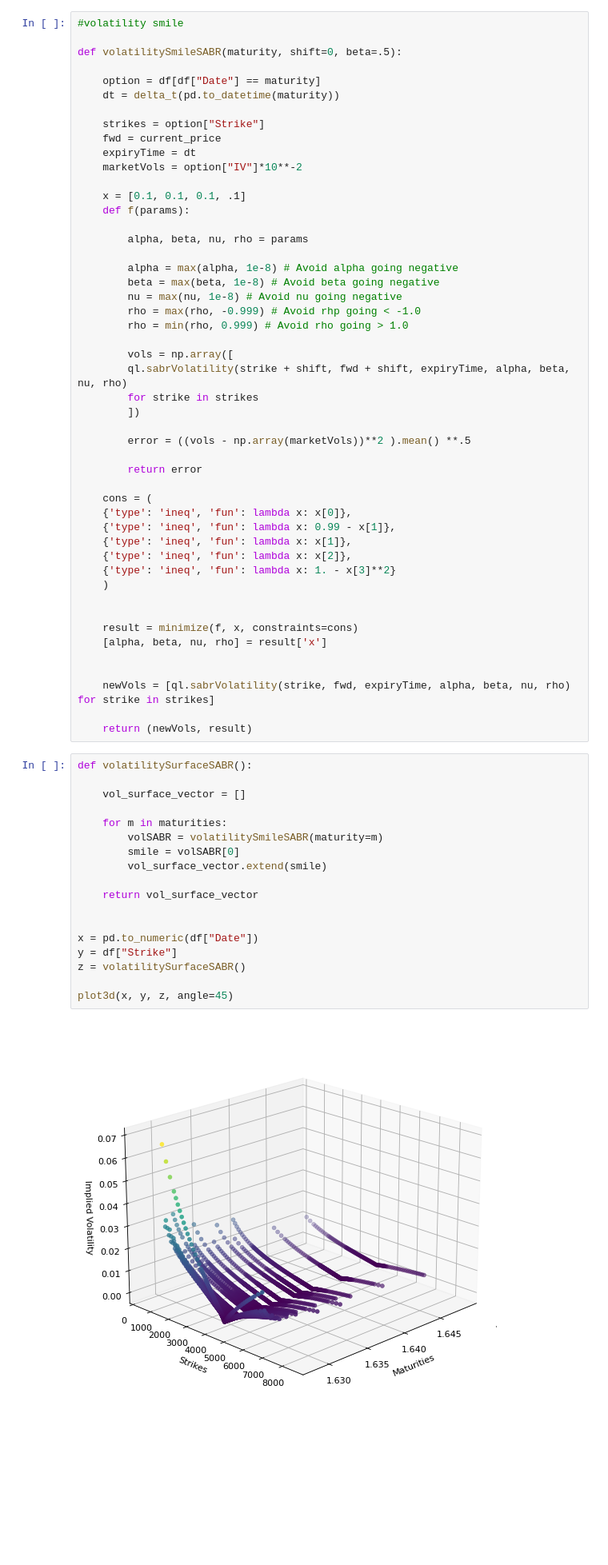
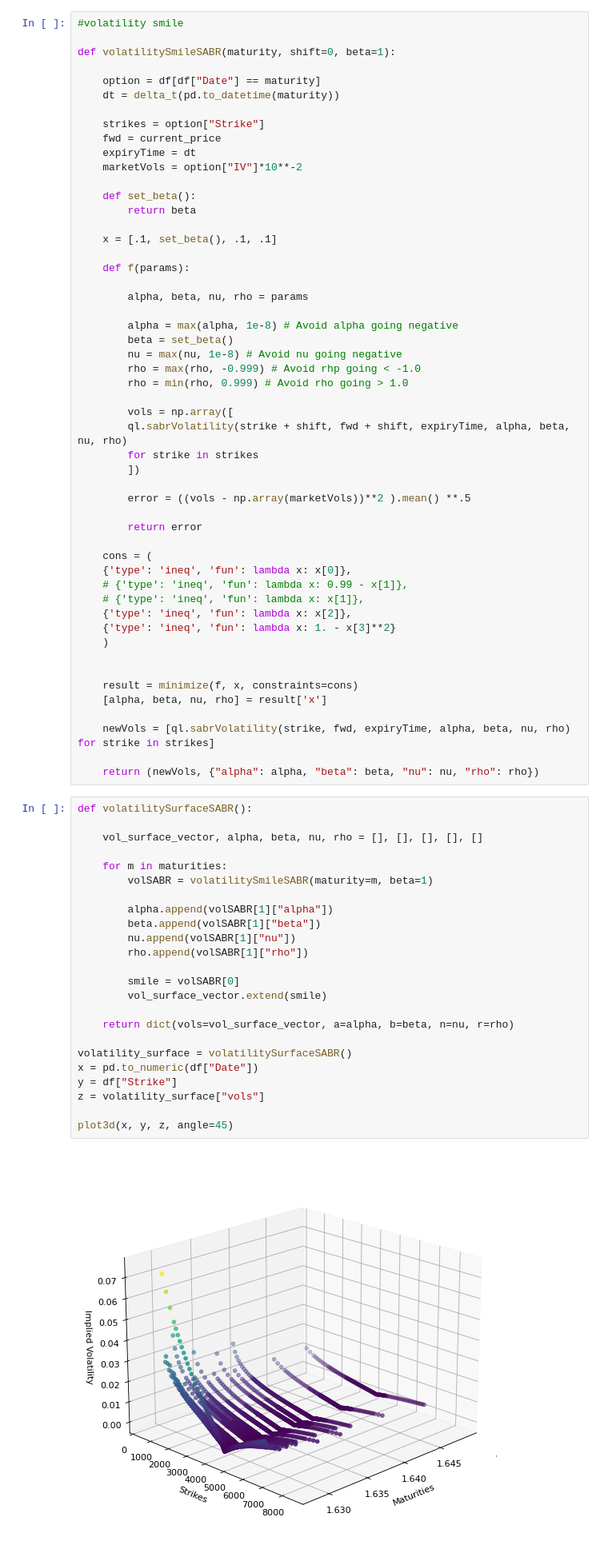
Before and after one commit to lucasomigli/SABR-volatility-models, a Jupyter notebook: ql_model.ipynb, the cells around one changed output. Shown at 80% size. Drawn from its saved outputs; the diff is of its cells as text; blank space fills up the shorter version.

Commit message:
fixed sabr model for charting alpha, beta, rho, nu

```diff
--- a/ql_model.ipynb
+++ b/ql_model.ipynb
@@ -104,7 +104,7 @@ def plot2d(x, y):
 # %%
 #volatility smile
 
-def volatilitySmileSABR(maturity, shift=0, beta=.5):
+def volatilitySmileSABR(maturity, shift=0, beta=1):
 
     option = df[df["Date"] == maturity]
     dt = delta_t(pd.to_datetime(maturity))
@@ -114,13 +114,17 @@ def volatilitySmileSABR(maturity, shift=0, beta=.5):
     expiryTime = dt
     marketVols = option["IV"]*10**-2
 
-    x = [0.1, 0.1, 0.1, .1]
+    def set_beta():
+        return beta
+
+    x = [.1, set_beta(), .1, .1]
+
     def f(params):
 
         alpha, beta, nu, rho = params
 
         alpha = max(alpha, 1e-8) # Avoid alpha going negative
-        beta = max(beta, 1e-8) # Avoid beta going negative
+        beta = set_beta()
         nu = max(nu, 1e-8) # Avoid nu going negative
         rho = max(rho, -0.999) # Avoid rhp going < -1.0
         rho = min(rho, 0.999) # Avoid rho going > 1.0
@@ -136,8 +140,8 @@ def volatilitySmileSABR(maturity, shift=0, beta=.5):
 
     cons = (
     {'type': 'ineq', 'fun': lambda x: x[0]},
-    {'type': 'ineq', 'fun': lambda x: 0.99 - x[1]},
-    {'type': 'ineq', 'fun': lambda x: x[1]},
+    # {'type': 'ineq', 'fun': lambda x: 0.99 - x[1]},
+    # {'type': 'ineq', 'fun': lambda x: x[1]},
     {'type': 'ineq', 'fun': lambda x: x[2]},
     {'type': 'ineq', 'fun': lambda x: 1. - x[3]**2}
     )
@@ -146,27 +150,32 @@ def volatilitySmileSABR(maturity, shift=0, beta=.5):
     result = minimize(f, x, constraints=cons)
     [alpha, beta, nu, rho] = result['x']
 
-
     newVols = [ql.sabrVolatility(strike, fwd, expiryTime, alpha, beta, nu, rho) for strike in strikes]
 
-    return (newVols, result)
+    return (newVols, {"alpha": alpha, "beta": beta, "nu": nu, "rho": rho})
 # %%
 def volatilitySurfaceSABR():
 
-    vol_surface_vector = []
+    vol_surface_vector, alpha, beta, nu, rho = [], [], [], [], []
 
     for m in maturities:
-        volSABR = volatilitySmileSABR(maturity=m)
+        volSABR = volatilitySmileSABR(maturity=m, beta=1)
+
+        alpha.append(volSABR[1]["alpha"])
+        beta.append(volSABR[1]["beta"])
+        nu.append(volSABR[1]["nu"])
+        rho.append(volSABR[1]["rho"])
+
         smile = volSABR[0]
         vol_surface_vector.extend(smile)
 
-    return vol_surface_vector
+    return dict(vols=vol_surface_vector, a=alpha, b=beta, n=nu, r=rho)
 
-
+volatility_surface = volatilitySurfaceSABR()
 x = pd.to_numeric(df["Date"])
 y = df["Strike"]
-z = volatilitySurfaceSABR()
+z = volatility_surface["vols"]
 
 plot3d(x, y, z, angle=45)
 # %% [output]
-[figure, old version]
+[figure, new version]
```
Also changed, not shown: parts of 1 cell of this notebook.
